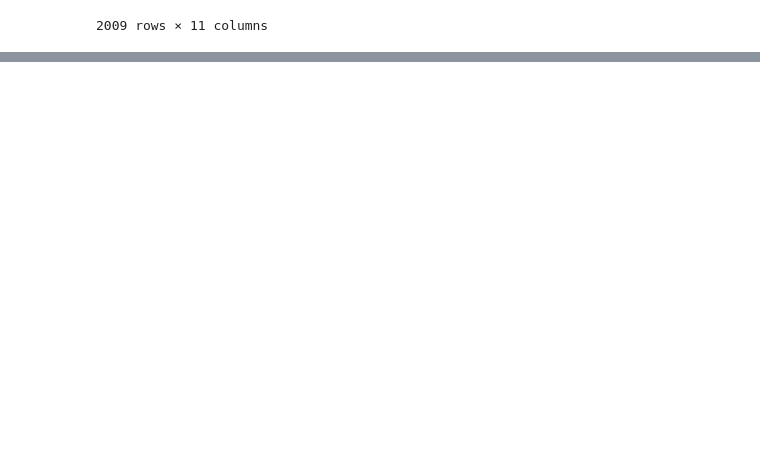
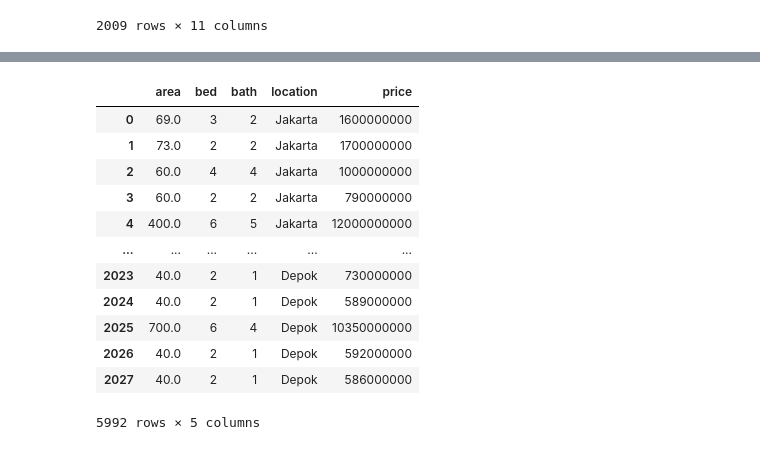
Before and after one commit to yeremiapane/Project-Capstone, a Jupyter notebook: capstone.ipynb, the cells around one changed output, grey strips where cells are left out. Drawn from its saved outputs; the diff is of its cells as text; code cells hidden in the pictures; blank space fills up the shorter version.

```diff
--- a/capstone.ipynb
+++ b/capstone.ipynb
@@ -121,0 +109,10 @@ df_jkt_rmh.dtypes
+# %%
+# menangani missing value pada price dengan mean lalu ganti tipe data menjadi int
+df_jkt_rmh.isnull().sum()
+df_jkt_rmh['price'].fillna(df_jkt_rmh['price'].mean(), inplace=True)
+df_jkt_rmh['price'] = df_jkt_rmh.price.astype('int')
+# %%
+
+df_bks_rmh.isnull().sum()
+df_bks_rmh['price'].fillna(df_bks_rmh['price'].mean(), inplace=True)
+df_bks_rmh['price'] = df_bks_rmh.price.astype('int')
@@ -121,0 +140,19 @@ df_jkt_rmh.dtypes
+# %%
+# gabung ketiga dataframe menjadi 1
+df_rmh = pd.concat([df_jkt_rmh, df_bks_rmh, df_dpk_rmh])
+# %%
+df_rmh
+# %% [output]
+|  | area | bed | bath | location | price |
+| 0 | 69.0 | 3 | 2 | Jakarta | 1600000000 |
+| 1 | 73.0 | 2 | 2 | Jakarta | 1700000000 |
+| 2 | 60.0 | 4 | 4 | Jakarta | 1000000000 |
+| 3 | 60.0 | 2 | 2 | Jakarta | 790000000 |
+| 4 | 400.0 | 6 | 5 | Jakarta | 12000000000 |
+| ... | ... | ... | ... | ... | ... |
+| 2023 | 40.0 | 2 | 1 | Depok | 730000000 |
+| 2024 | 40.0 | 2 | 1 | Depok | 589000000 |
+| 2025 | 700.0 | 6 | 4 | Depok | 10350000000 |
+| 2026 | 40.0 | 2 | 1 | Depok | 592000000 |
+| 2027 | 40.0 | 2 | 1 | Depok | 586000000 |
+5992 rows × 5 columns
```
Also changed, not shown: parts of 11 cells of this notebook.
